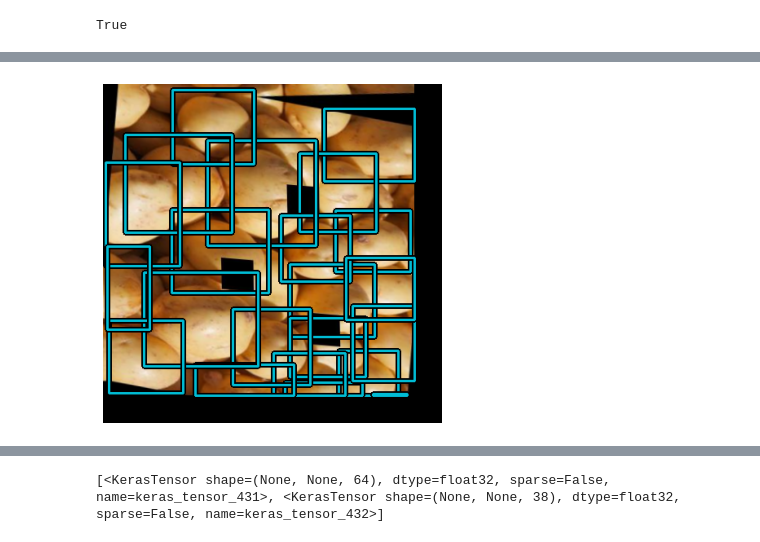
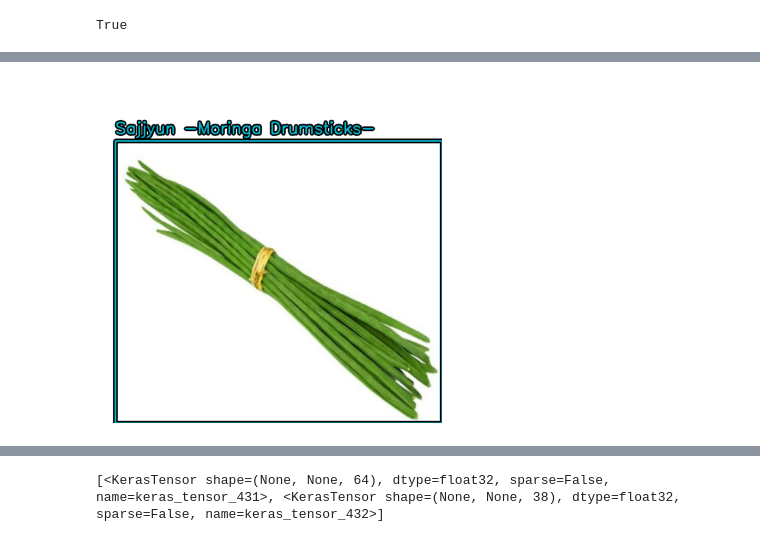
Before and after one commit to Mageiras-C241-PS325/Machine-Learning, a Jupyter notebook: train_model.ipynb, the cells around one changed output, grey strips where cells are left out. Drawn from its saved outputs; the diff is of its cells as text; code cells hidden in the pictures.

Commit message:
Changed to a more robust dataset

```diff
--- a/train_model.ipynb
+++ b/train_model.ipynb
@@ -17,8 +18,12 @@ To enable the following instructions: AVX2 FMA, in other operations, rebuild Ten
 # %%
 # dataset_location = './Food ingredient recognition.v4i.tfrecord'
 # dataset_location = './drive/MyDrive/Food ingredient recognition.v4i.tfrecord' # Google Colab
-dataset_location = "/mnt/c/Tugas Raihan/Kuliah/Matkul/Semester 6/Bangkit/Machine-Learning-Capstone/Food ingredient recognition.v4i.tfrecord" # Punya Andi
-tfrecord_name = "food-ingredient.tfrecord"
+# dataset_location = "/mnt/c/Tugas Raihan/Kuliah/Matkul/Semester 6/Bangkit/Machine-Learning-Capstone/Food ingredient recognition.v4i.tfrecord" # Punya Andi (yang lama)
+dataset_location = "/mnt/c/Tugas Raihan/Kuliah/Matkul/Semester 6/Bangkit/Machine-Learning-Capstone/FOOD-INGREDIENTS dataset.v4i.tfrecord" # Punya Andi (yang baru)
+# tfrecord_name = "food-ingredient.tfrecord" # yang lama
+tfrecord_name = "FOOD-INGREDIENTS.tfrecord" # Yang baru
+# label_map_name = "food-ingredient_label_map.pbtxt" # yang lama
+label_map_name = "FOOD-INGREDIENTS_label_map.pbtxt" # yang baru
 print(os.path.exists(dataset_location))
 # %% [output]
 True
@@ -71,6 +76,38 @@ def _parse_function(example_proto):
         elif (key in bounding_box):
             parsed_example[key] = parsed_example[key] * tf.cast(parsed_example['image/height'], tf.float32)
     return parsed_example
+# %%
+def parse_pbtxt(pbtxt_content):
+    # Regular expressions for extracting id, name, and display_name
+    id_pattern = re.compile(r'id:\s*(\d+)')
+    name_pattern = re.compile(r'name:\s*"([^"]+)"')
+    display_name_pattern = re.compile(r'display_name:\s*"([^"]+)"')
+
+    label_map = []
+
+    items = pbtxt_content.split('item {')
+    for item in items:
+        if not item.strip():
+            continue
+
+        id_match = id_pattern.search(item)
+        name_match = name_pattern.search(item)
+        display_name_match = display_name_pattern.search(item)
+
+        if id_match and name_match:
+            item_dict = {
+                'id': int(id_match.group(1)),
+                'name': name_match.group(1),
+                'display_name': display_name_match.group(1) if display_name_match else name_match.group(1)
+            }
+            label_map.append(item_dict)
+
+    return label_map
+
+def parse_pbtxt_file(file_path):
+    with open(file_path, 'r') as file:
+        pbtxt_content = file.read()
+    return parse_pbtxt(pbtxt_content)
 # %%
 from keras_cv import bounding_box
 from keras_cv import visualization
@@ -194,6 +193,7 @@ for result in train_data.take(1):
         cols=1,
         scale=5,
         bounding_box_format='xyxy',
-        y_true=result[1]
+        y_true=result[1],
+        class_mapping=class_mapping
     )
 # %% [output]
@@ -201,4 +201,4 @@ for result in train_data.take(1):
-[figure, old version]
+[figure, new version]
 # %%
 validation_data_initial = dataset_validation.map(_parse_function).map(preprocess_dataset).shuffle(buffer_size=BATCH_SIZE * 4).ragged_batch(BATCH_SIZE, drop_remainder=True)
 validation_data_resized = validation_data_initial.map(validation_augmenter, num_parallel_calls=tf.data.AUTOTUNE)
```
Also changed, not shown: parts of 13 cells of this notebook, 2 other files.
